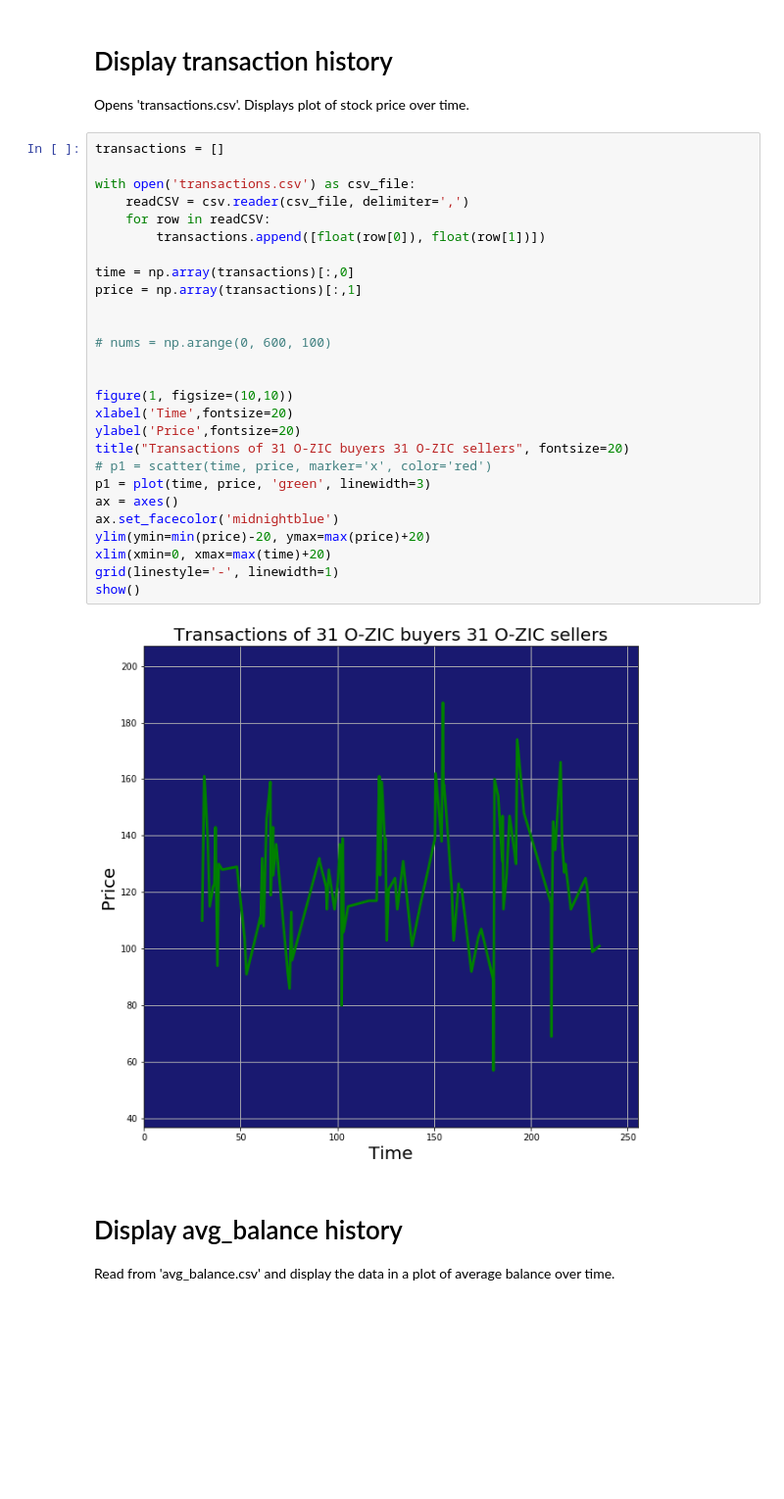
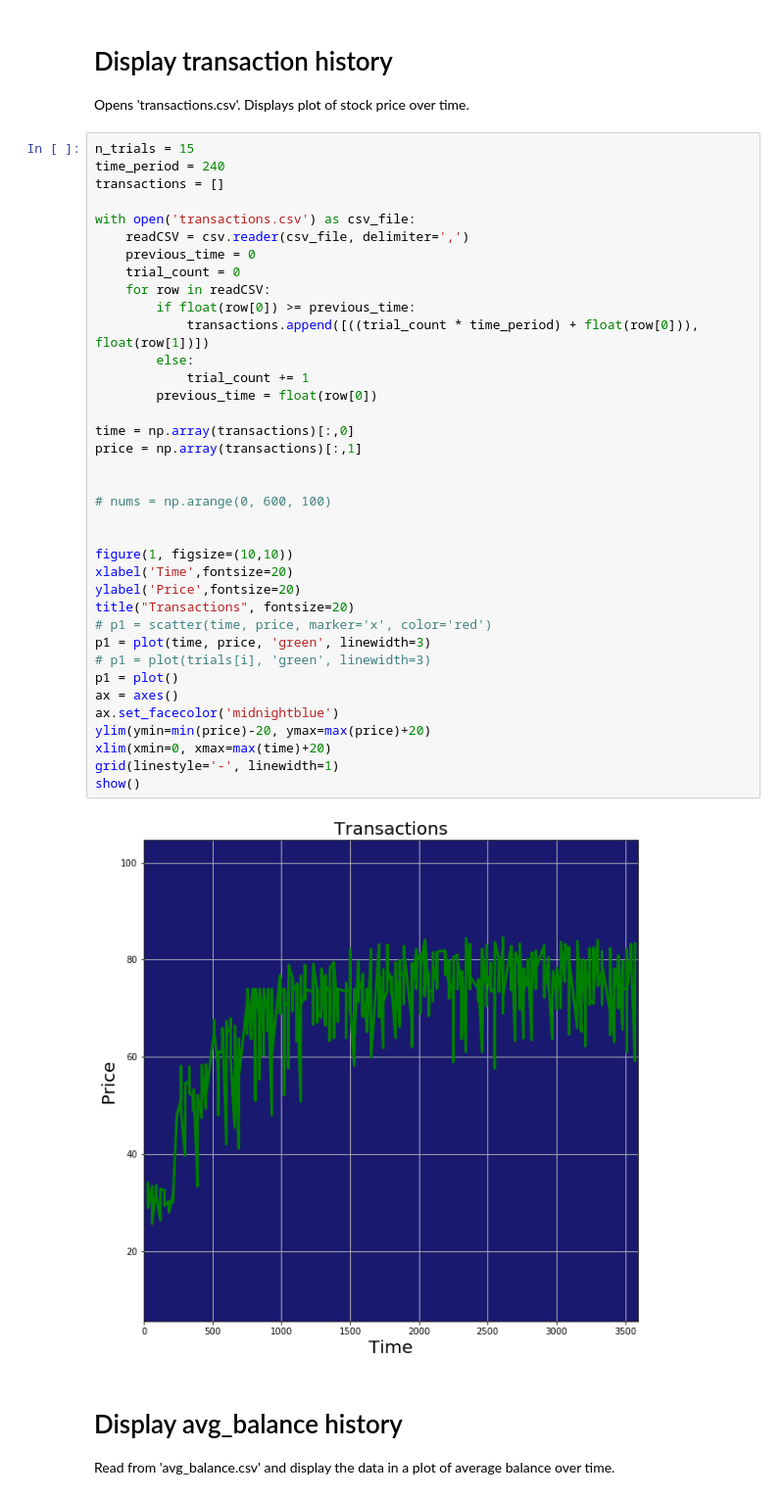
Before and after one commit to ken-neth/opinion_dynamics_BSE, a Jupyter notebook: data analysis.ipynb, the cells around one changed output. Shown at 98% size. Saved outputs shown, nothing was run; the diff lists cells and outputs as text; blank space fills up the shorter version.

```diff
--- a/data analysis.ipynb
+++ b/data analysis.ipynb
@@ -14,34 +14,44 @@ N = 31
 Opens 'transactions.csv'.
 Displays plot of stock price over time.
 # %%
+n_trials = 15
+time_period = 240
 transactions = []
 
 with open('transactions.csv') as csv_file:
     readCSV = csv.reader(csv_file, delimiter=',')
+    previous_time = 0
+    trial_count = 0
     for row in readCSV:
-        transactions.append([float(row[0]), float(row[1])])
+        if float(row[0]) >= previous_time:
+            transactions.append([((trial_count * time_period) + float(row[0])), float(row[1])])
+        else:
+            trial_count += 1
+        previous_time = float(row[0])
 
 time = np.array(transactions)[:,0]
 price = np.array(transactions)[:,1]
 
 
 # nums = np.arange(0, 600, 100)
 
 
 figure(1, figsize=(10,10))
 xlabel('Time',fontsize=20)
 ylabel('Price',fontsize=20)
-title("Transactions of 31 O-ZIC buyers 31 O-ZIC sellers", fontsize=20)
+title("Transactions", fontsize=20)
 # p1 = scatter(time, price, marker='x', color='red')
 p1 = plot(time, price, 'green', linewidth=3)
+# p1 = plot(trials[i], 'green', linewidth=3)
+p1 = plot()
 ax = axes()
 ax.set_facecolor('midnightblue')
 ylim(ymin=min(price)-20, ymax=max(price)+20)
 xlim(xmin=0, xmax=max(time)+20)
 grid(linestyle='-', linewidth=1)
 show()
 # %% [output]
-[figure, old version]
+[figure, new version]
 # %% [markdown]
 # Display avg_balance history
 
```
Also changed, not shown: parts of 4 cells of this notebook, 9 other files.
